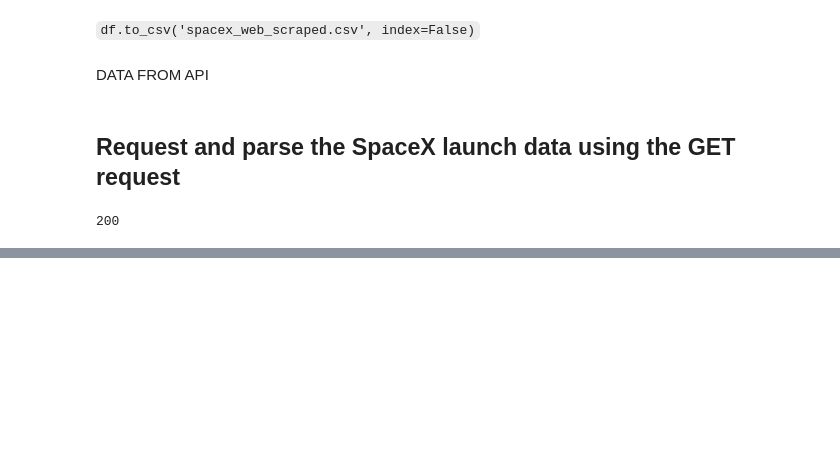
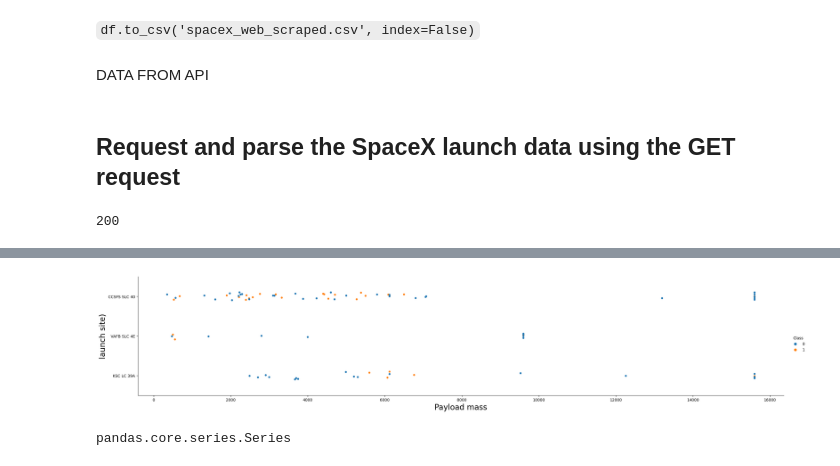
Before and after one commit to mateo020/IBM_capstone, a Jupyter notebook: capstone.ipynb, the cells around one changed output, grey strips where cells are left out. Saved outputs shown, nothing was run; the diff lists cells and outputs as text; code cells hidden in the pictures; blank space fills up the shorter version.

```diff
--- a/capstone.ipynb
+++ b/capstone.ipynb
@@ -454,0 +848,14 @@ data.head()
+# %%
+# Plot a scatter point chart with x axis to be Pay Load Mass (kg) and y axis to be the launch site, and hue to be the class value
+
+sns.catplot(y="LaunchSite", x="PayloadMass", hue="Class", data=data_falcon9, aspect = 5)
+plt.xlabel("Payload mass",fontsize=20)
+plt.ylabel("launch site)",fontsize=20)
+plt.show()
+# %% [output]
+[figure, added]
+# %%
+orbit_mean_class = data_falcon9.groupby('Orbit')['Class'].mean()
+type(orbit_mean_class)
+# %% [output]
+pandas.core.series.Series
```
Also changed, not shown: parts of 102 cells of this notebook.
